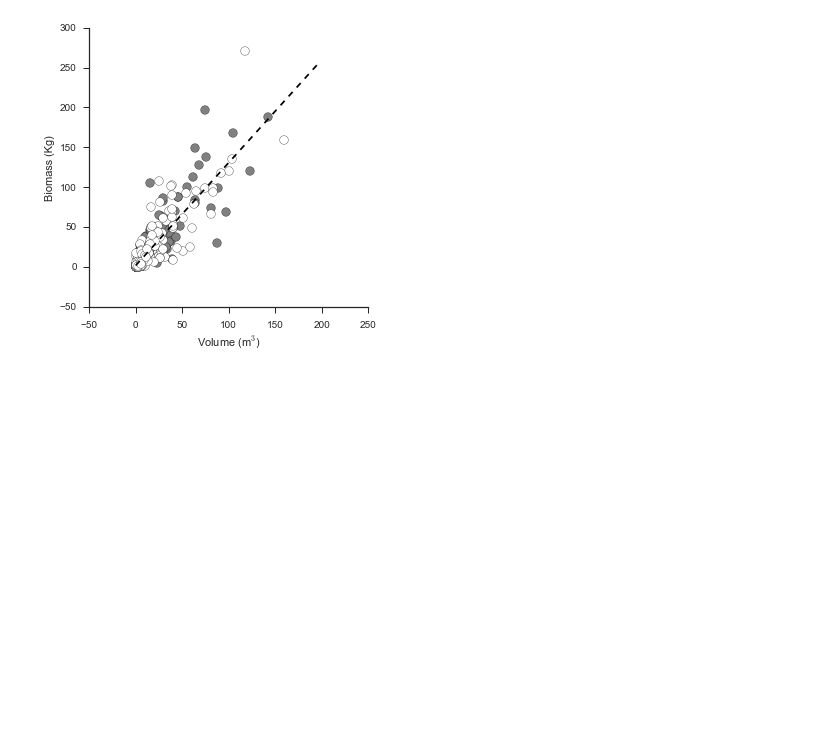
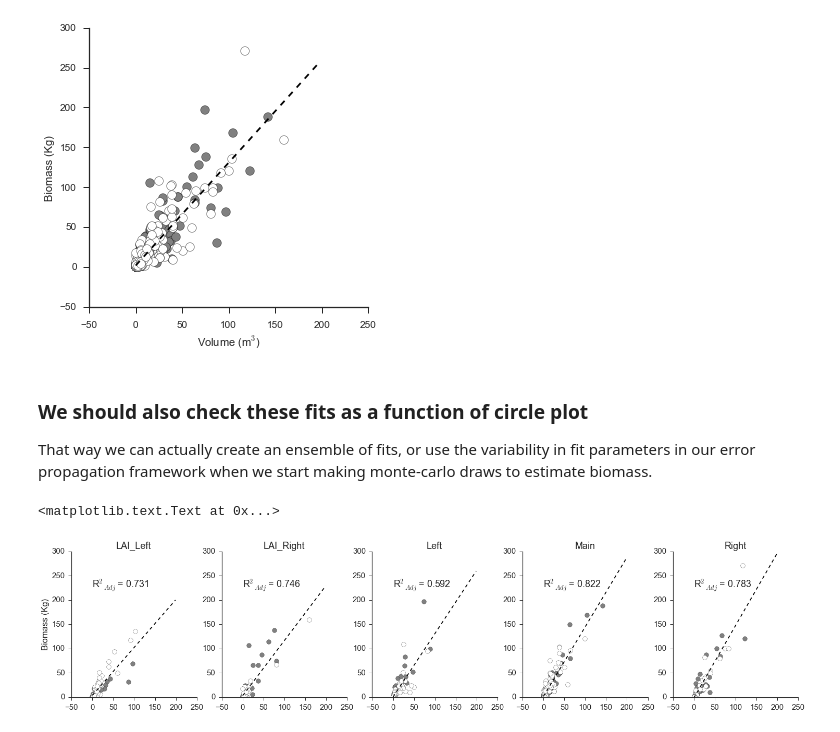
Before and after one commit to djkrofch/PJ_SfM, a Jupyter notebook: PJ Woodlands SfM.ipynb, the cells around one changed output. Drawn from its saved outputs; the diff is of its cells as text; code cells hidden in the pictures; blank space fills up the shorter version.

Commit message:
Added vector representation of PJC crowns
And some by-plot biomass to volume regressions, and distribution
plotting framework for crown volumes

```diff
--- a/PJ Woodlands SfM.ipynb
+++ b/PJ Woodlands SfM.ipynb
@@ -171,3 +191,38 @@ ax.set_xlabel('Volume (m$^{3}$)')
 # %% [output]
 <matplotlib.text.Text at 0x...>
 [figure]
+# %% [markdown]
+### We should also check these fits as a function of circle plot
+That way we can actually create an ensemble of fits, or use the variability in fit parameters in our error propagation framework when we start making monte-carlo draws to estimate biomass.
+# %%
+f, (ax1, ax2, ax3, ax4, ax5) = plt.subplots(1,5, figsize = (25,5))
+axs = f.axes
+axix = 0
+for plot in np.unique(fitData.PLOT):
+    y = []
+    idx = 0
+    toFit = fitData[fitData.PLOT == plot]
+    ols = smf.ols('BIOMASS ~ VOLUME', toFit).fit()
+    slope = (ols.params['VOLUME'])
+    intercept = (ols.params['Intercept'])
+    for num in np.arange(0, 200, 1):
+         y.append(intercept + slope*num)
+    ax = axs[axix]
+    ax.text(0,225,'R$^{2}$$_{Adj}$ = ' + str(np.round(ols.rsquared_adj, 3)))
+
+    ax.plot(np.arange(0, 200, 1), y, color = 'black', linestyle = '--')
+    for species in fitData.SPECIES.unique():
+        toPlot = toFit[toFit.SPECIES == species]
+        ax.scatter(toPlot.VOLUME, toPlot.BIOMASS,
+                    color = spcCol[idx], marker = 'o',
+                    edgecolor='k', s = 75)
+        idx  += 1
+    ax.set_title(plot)
+    ax.set_ylim([0,300])
+    axix += 1
+sns.despine()
+sns.set_context('notebook', font_scale=1.5)
+ax1.set_ylabel('Biomass (Kg)')
+# %% [output]
+<matplotlib.text.Text at 0x...>
+[figure, added]
```
Also changed, not shown: parts of 8 cells of this notebook.
